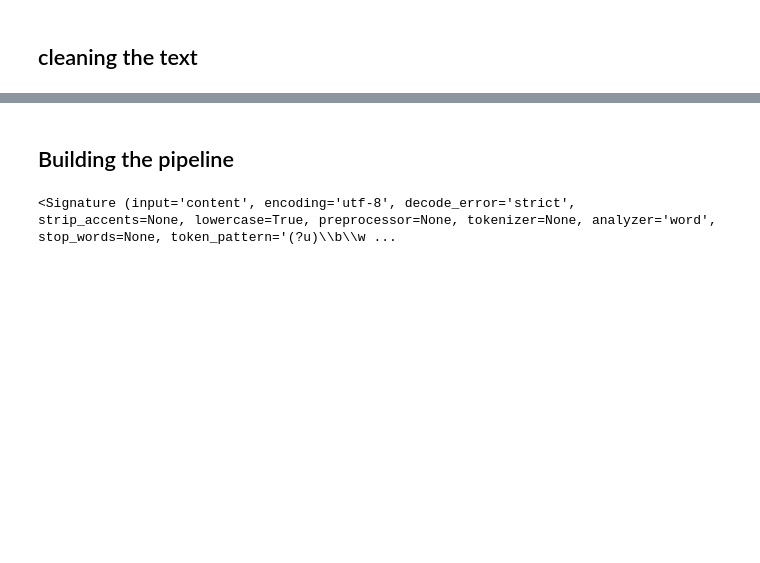
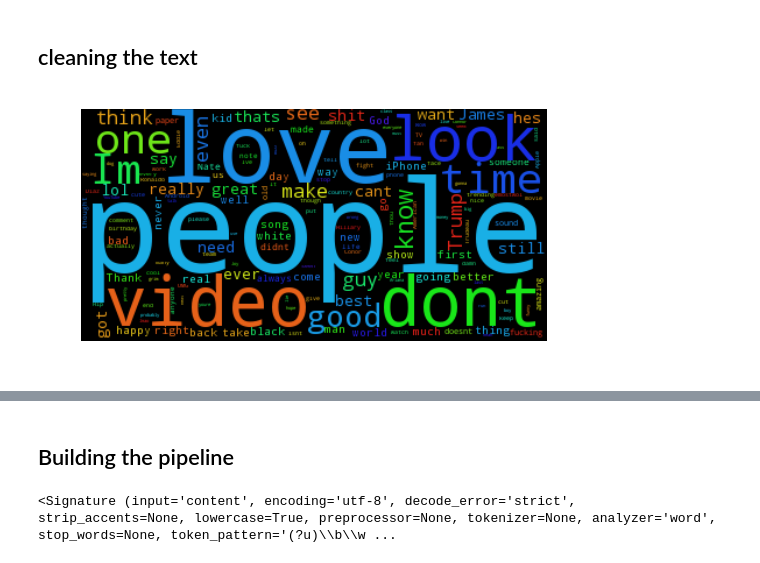
Before and after one commit to amirfz/youtube_troll_detection, a Jupyter notebook: insult_detection.ipynb, the cells around one changed output, grey strips where cells are left out. Drawn from its saved outputs; the diff is of its cells as text; code cells hidden in the pictures; blank space fills up the shorter version.

```diff
--- a/insult_detection.ipynb
+++ b/insult_detection.ipynb
@@ -54,3 +58,15 @@ def cleaner(text):
     if not len(text):                            # dealing with comments that are all emojis, stop words or other languages
         text = ['emostwol']
     return ' '.join(text)
+# %%
+text_not_troll = ' '.join(data[data.troll==0].comment.apply(cleaner, stem=False))
+
+# Generate a word cloud image
+wordcloud_not_troll = WordCloud().generate(text_not_troll)
+
+# Display the generated image:
+plt.imshow(wordcloud_not_troll)
+plt.axis("off")
+plt.savefig('wordCloud.png')
+# %% [output]
+[figure, added]
```
Also changed, not shown: parts of 11 cells of this notebook, 1 other file.
